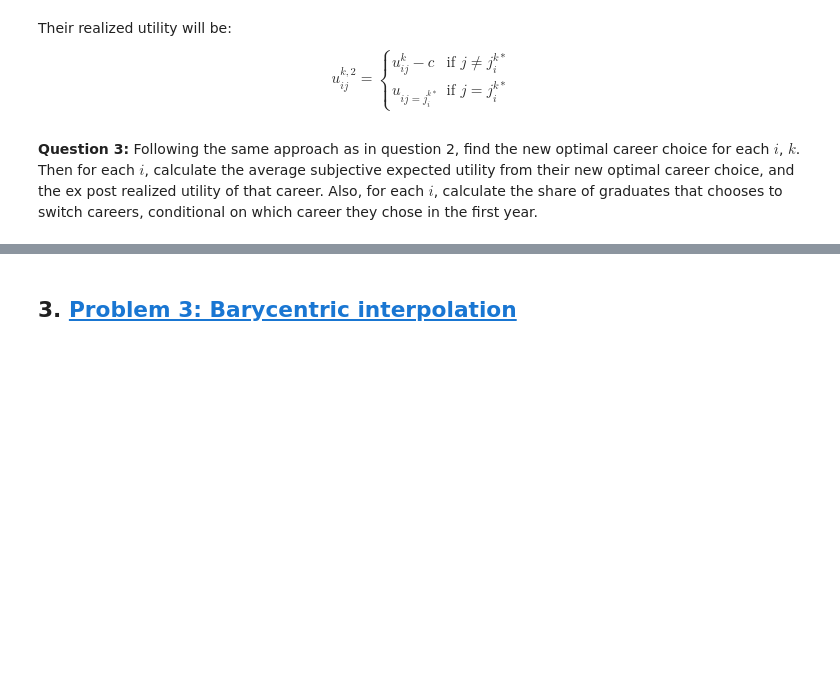
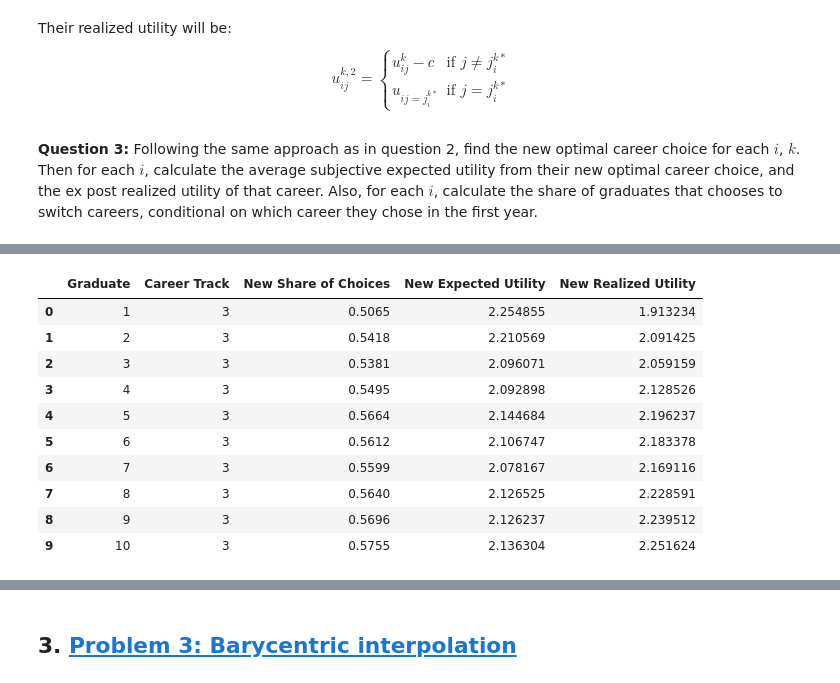
Before and after one commit to NumEconCopenhagen/projects-2024-emil-celine-og-julie, a Jupyter notebook: Exam project/exam_2024.ipynb, the cells around one changed output, grey strips where cells are left out. Saved outputs shown, nothing was run; the diff lists cells and outputs as text; code cells hidden in the pictures; blank space fills up the shorter version.

```diff
--- a/Exam project/exam_2024.ipynb
+++ b/Exam project/exam_2024.ipynb
@@ -389,0 +563,83 @@ $$
+# %%
+# Initialize storage for new results
+new_career_choices = np.zeros((par.N, par.J))
+new_expected_utilities = np.zeros((par.N, par.J))
+new_realized_utilities = np.zeros((par.N, par.J))
+switch_share = np.zeros(par.N)
+
+# Step 1: Simulation of the error terms
+np.random.seed(2000)
+
+# Step 2: Calculating the expected utility
+for i in range(par.N):
+    for k in range(par.K):
+        # Draw noise for friends' utilities (same as before)
+        epsilon_friends = np.random.normal(0, par.sigma, (par.F[i], par.J))
+        u_prior = par.v + epsilon_friends.mean(axis=0)
+
+        # Draw own noise for first year choice
+        epsilon_own = np.random.normal(0, par.sigma, par.J)
+        u_total = u_prior + epsilon_own
+        initial_choice = np.argmax(u_total)
+
+        # Calculate utilities with switching cost
+        u_prior_new = np.where(
+            np.arange(par.J) != initial_choice,
+            u_prior - par.c,
+            u_prior
+        )
+
+        # Draw new own noise for second year choice
+        epsilon_own_new = np.random.normal(0, par.sigma, par.J)
+        u_total_new = u_prior_new + epsilon_own_new
+
+        # Choose new optimal career
+        new_choice = np.argmax(u_total_new)
+
+        # Storing the results
+        new_career_choices[i, new_choice] += 1
+        new_expected_utilities[i, new_choice] += u_total_new[new_choice]
+        new_realized_utilities[i, new_choice] += par.v[new_choice] + epsilon_own_new[new_choice]
+
+        # Track switching behavior
+        if new_choice != initial_choice:
+            switch_share[i] += 1
+
+# Step 3: Calculating the averages
+new_career_choices_avg = new_career_choices / par.K
+new_expected_utilities_avg = new_expected_utilities / par.K
+new_realized_utilities_avg = new_realized_utilities / par.K
+switch_share_avg = switch_share / par.K
+
+# Step 4: Displaying the results
+# New simulation results
+new_results = []
+for i in range(par.N):
+    chosen_career = np.argmax(new_career_choices_avg[i])
+    new_results.append({
+        'Graduate': i + 1,
+        'Career Track': chosen_career + 1,
+        'New Share of Choices': new_career_choices_avg[i, chosen_career],
+        'New Expected Utility': new_expected_utilities_avg[i, chosen_career],
+        'New Realized Utility': new_realized_utilities_avg[i, chosen_career]
+    })
+
+new_results_df = pd.DataFrame(new_results)
+display(new_results_df)
+
+# Display switch share results
+switch_results = [{'Graduate': i + 1, 'Switch Share': switch_share_avg[i]} for i in range(par.N)]
+switch_results_df = pd.DataFrame(switch_results)
+display(switch_results_df)
+# %% [output]
+|  | Graduate | Career Track | New Share of Choices | New Expected Utility | New Realized Utility |
+| 0 | 1 | 3 | 0.5065 | 2.254855 | 1.913234 |
+| 1 | 2 | 3 | 0.5418 | 2.210569 | 2.091425 |
+| 2 | 3 | 3 | 0.5381 | 2.096071 | 2.059159 |
+| 3 | 4 | 3 | 0.5495 | 2.092898 | 2.128526 |
+| 4 | 5 | 3 | 0.5664 | 2.144684 | 2.196237 |
+| 5 | 6 | 3 | 0.5612 | 2.106747 | 2.183378 |
+| 6 | 7 | 3 | 0.5599 | 2.078167 | 2.169116 |
+| 7 | 8 | 3 | 0.5640 | 2.126525 | 2.228591 |
+| 8 | 9 | 3 | 0.5696 | 2.126237 | 2.239512 |
+| 9 | 10 | 3 | 0.5755 | 2.136304 | 2.251624 |
```
Also changed, not shown: parts of 14 cells of this notebook, 1 other file.
